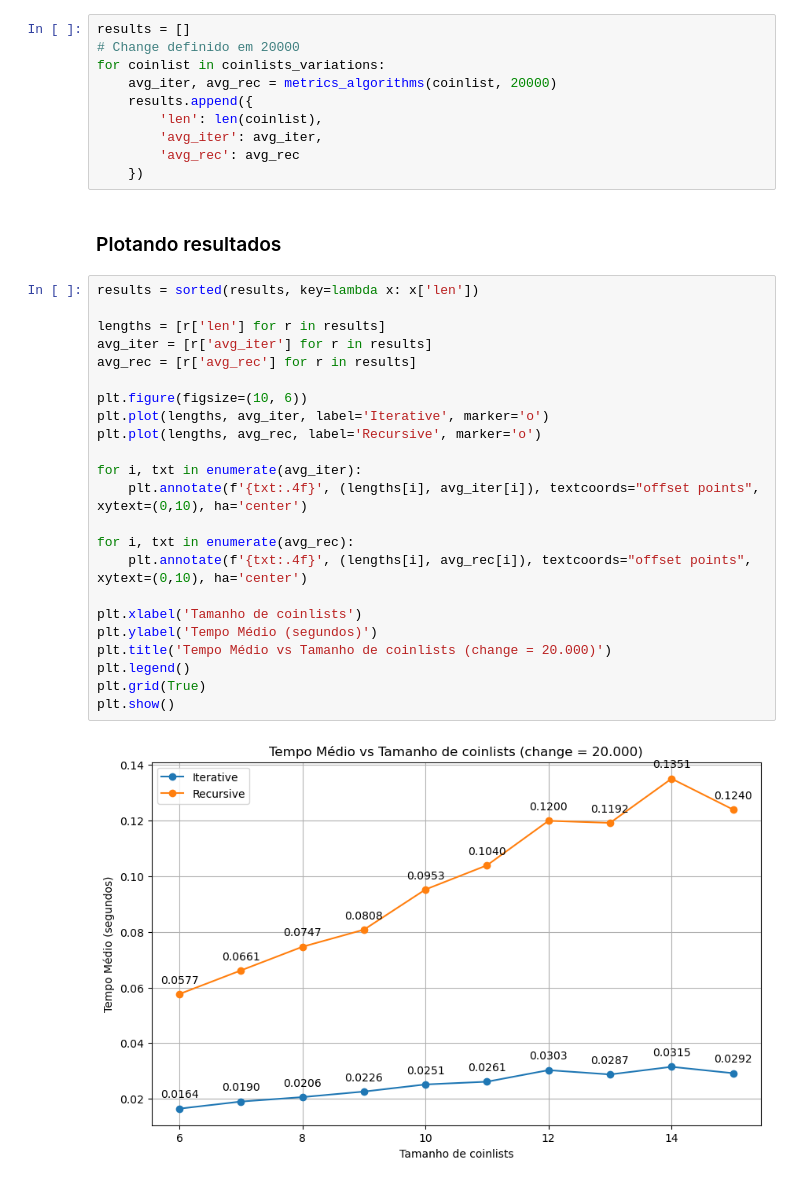
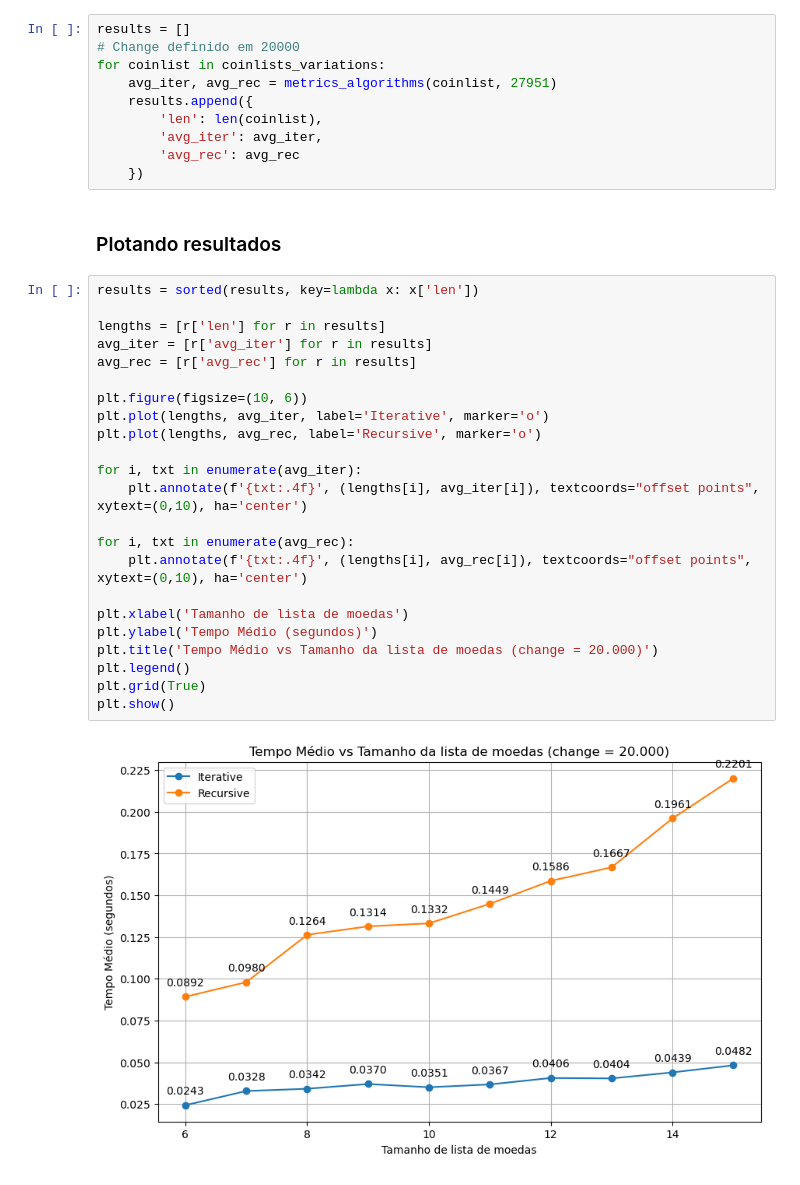
Before and after one commit to JorgeVitor30/Algorithm-Coin-Change-Problem, a Jupyter notebook: main.ipynb, the cells around one changed output. Drawn from its saved outputs; the diff is of its cells as text.

```diff
--- a/main.ipynb
+++ b/main.ipynb
@@ -145,7 +145,7 @@ def metrics_algorithms(coinlists: list, change: int):
 results = []
 # Change definido em 20000
 for coinlist in coinlists_variations:
-    avg_iter, avg_rec = metrics_algorithms(coinlist, 20000)
+    avg_iter, avg_rec = metrics_algorithms(coinlist, 27951)
     results.append({
         'len': len(coinlist),
         'avg_iter': avg_iter,
@@ -156,25 +156,25 @@ for coinlist in coinlists_variations:
 # %%
 results = sorted(results, key=lambda x: x['len'])
 
 lengths = [r['len'] for r in results]
 avg_iter = [r['avg_iter'] for r in results]
 avg_rec = [r['avg_rec'] for r in results]
 
 plt.figure(figsize=(10, 6))
 plt.plot(lengths, avg_iter, label='Iterative', marker='o')
 plt.plot(lengths, avg_rec, label='Recursive', marker='o')
 
 for i, txt in enumerate(avg_iter):
     plt.annotate(f'{txt:.4f}', (lengths[i], avg_iter[i]), textcoords="offset points", xytext=(0,10), ha='center')
 
 for i, txt in enumerate(avg_rec):
     plt.annotate(f'{txt:.4f}', (lengths[i], avg_rec[i]), textcoords="offset points", xytext=(0,10), ha='center')
 
-plt.xlabel('Tamanho de coinlists')
+plt.xlabel('Tamanho de lista de moedas')
 plt.ylabel('Tempo Médio (segundos)')
-plt.title('Tempo Médio vs Tamanho de coinlists (change = 20.000)')
+plt.title('Tempo Médio vs Tamanho da lista de moedas (change = 20.000)')
 plt.legend()
 plt.grid(True)
 plt.show()
 # %% [output]
-[figure, old version]
+[figure, new version]
```
